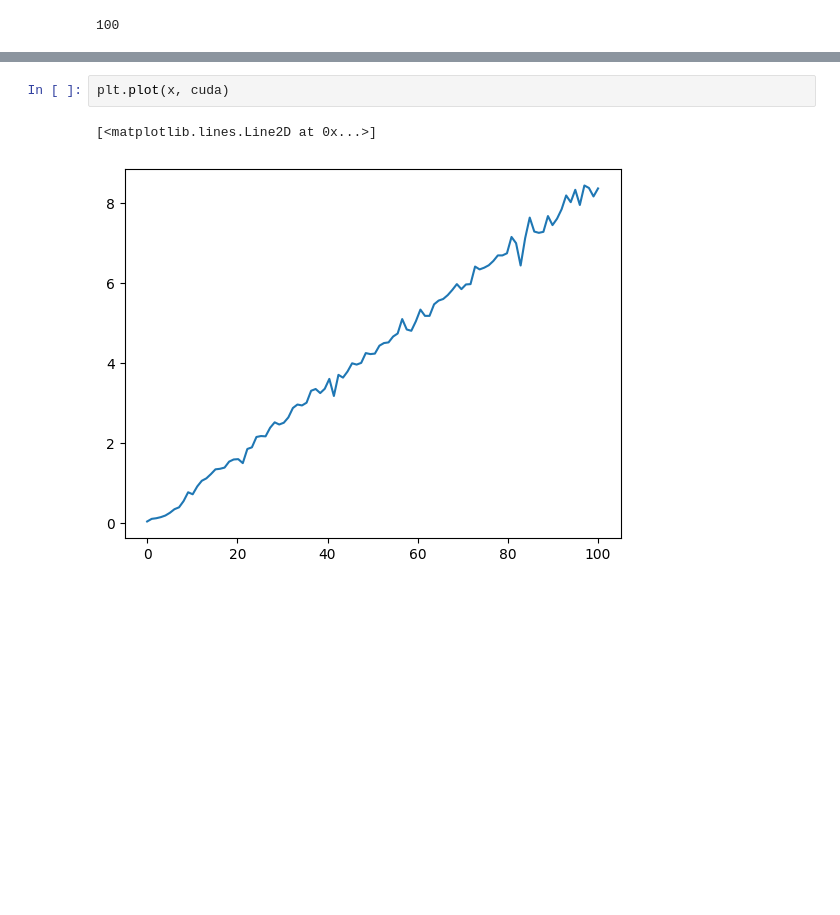
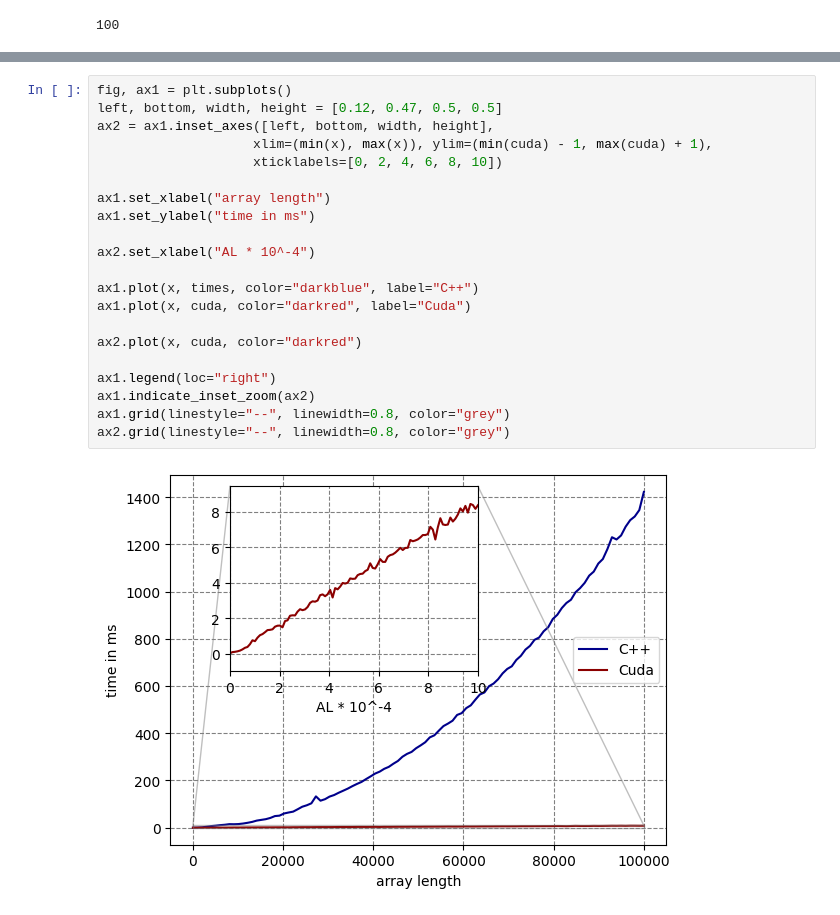
Before and after one commit to vallereichi/DoubleSlit, a Jupyter notebook: RK4step/time.ipynb, the cells around one changed output, grey strips where cells are left out. Cells and saved outputs as stored; diff of their text form; blank space fills up the shorter version.

```diff
--- a/RK4step/time.ipynb
+++ b/RK4step/time.ipynb
@@ -44,5 +50,23 @@ plt.show()
-# %%
-plt.plot(x, cuda)
-# %% [output]
-[<matplotlib.lines.Line2D at 0x...>]
-[figure, removed]
+# %%
+fig, ax1 = plt.subplots()
+left, bottom, width, height = [0.12, 0.47, 0.5, 0.5]
+ax2 = ax1.inset_axes([left, bottom, width, height],
+                    xlim=(min(x), max(x)), ylim=(min(cuda) - 1, max(cuda) + 1),
+                    xticklabels=[0, 2, 4, 6, 8, 10])
+
+ax1.set_xlabel("array length")
+ax1.set_ylabel("time in ms")
+
+ax2.set_xlabel("AL * 10^-4")
+
+ax1.plot(x, times, color="darkblue", label="C++")
+ax1.plot(x, cuda, color="darkred", label="Cuda")
+
+ax2.plot(x, cuda, color="darkred")
+
+ax1.legend(loc="right")
+ax1.indicate_inset_zoom(ax2)
+ax1.grid(linestyle="--", linewidth=0.8, color="grey")
+ax2.grid(linestyle="--", linewidth=0.8, color="grey")
+# %% [output]
+[figure, added]
```
Also changed, not shown: parts of 2 cells of this notebook, 1 other file.
